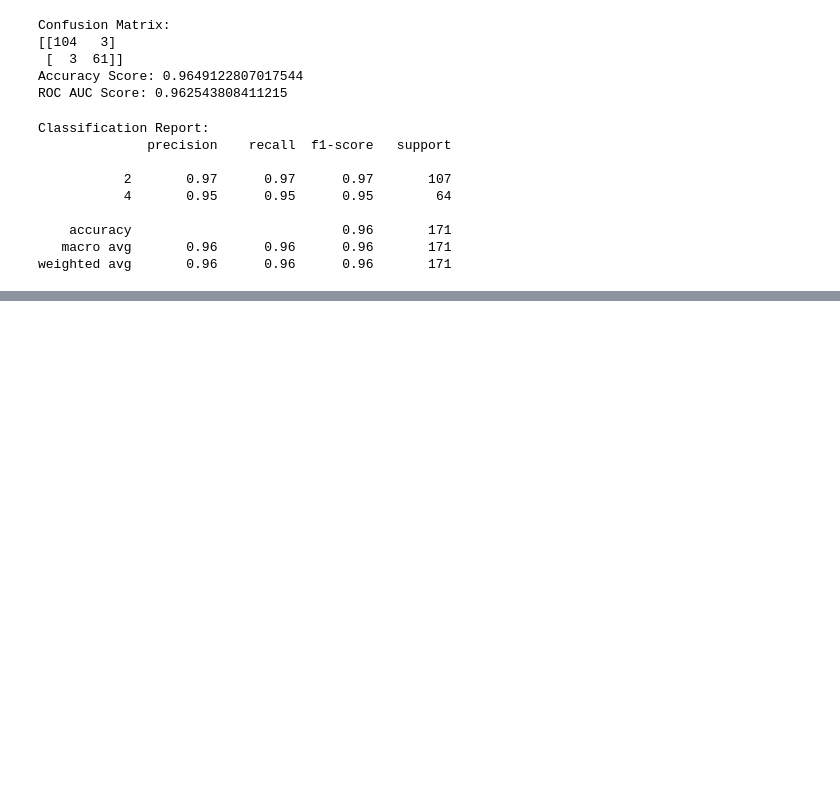
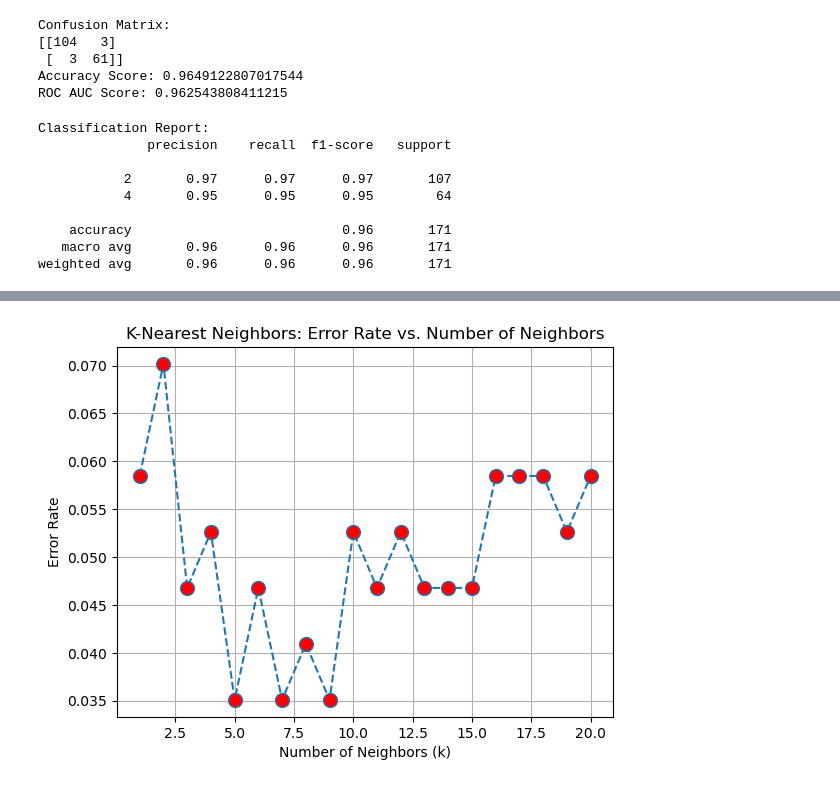
Before and after one commit to casual-coder12/Data-Science--Various-Projects-, a Jupyter notebook: Machine Learning/Classification/05_k_nearest_neighbours.ipynb, the cells around one changed output, grey strips where cells are left out. Drawn from its saved outputs; the diff is of its cells as text; code cells hidden in the pictures; blank space fills up the shorter version.

```diff
--- a/Machine Learning/Classification/05_k_nearest_neighbours.ipynb
+++ b/Machine Learning/Classification/05_k_nearest_neighbours.ipynb
@@ -82,0 +122,9 @@ weighted avg       0.96      0.96      0.96       171
+# %%
+plt.plot(range(1, 21), error_rates, linestyle='dashed', marker='o', markerfacecolor='red', markersize=10)
+plt.xlabel('Number of Neighbors (k)')
+plt.ylabel('Error Rate')
+plt.title('K-Nearest Neighbors: Error Rate vs. Number of Neighbors')
+plt.grid(True)
+plt.show()
+# %% [output]
+[figure, added]
```
Also changed, not shown: parts of 12 cells of this notebook, 4 other files.
